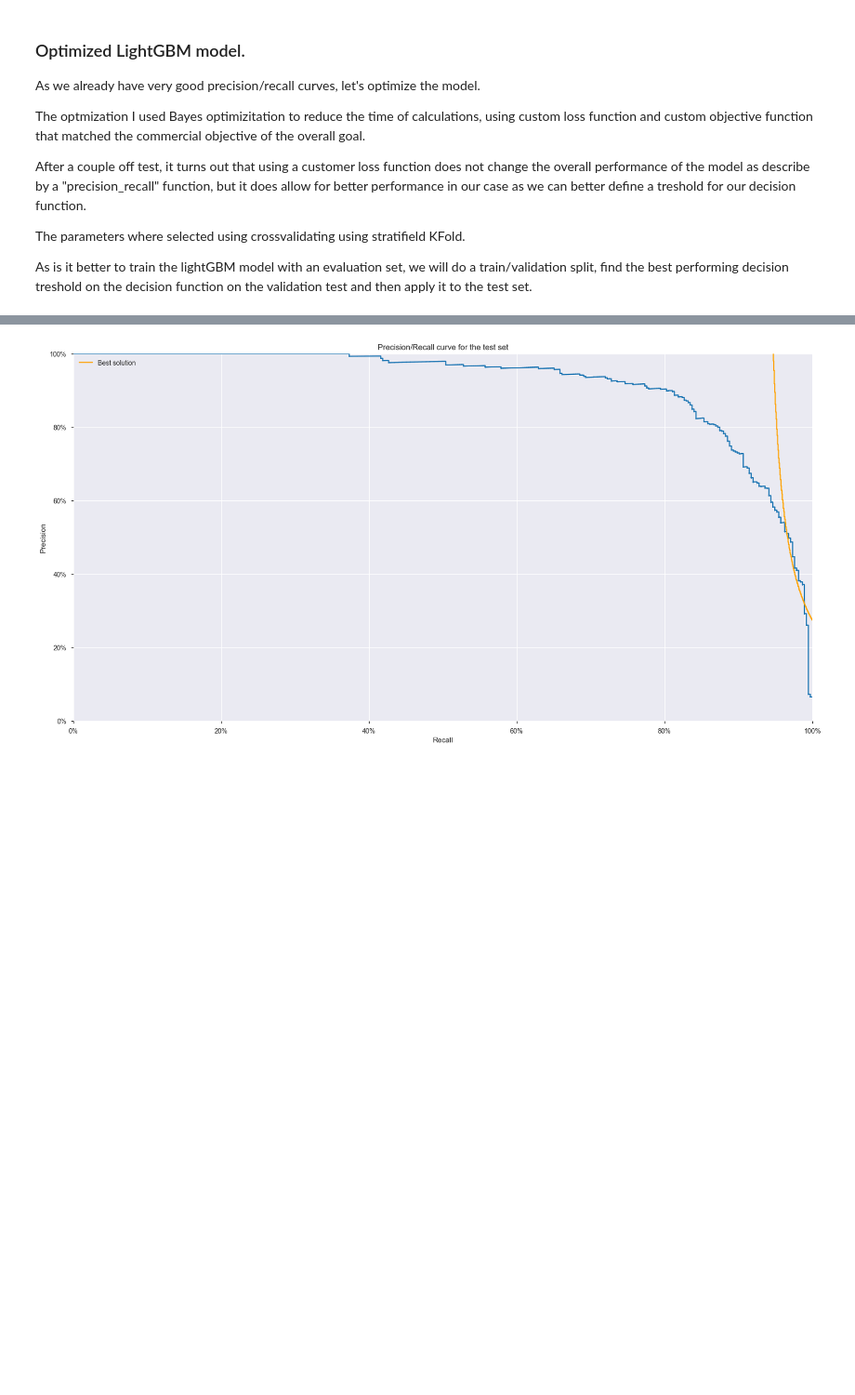
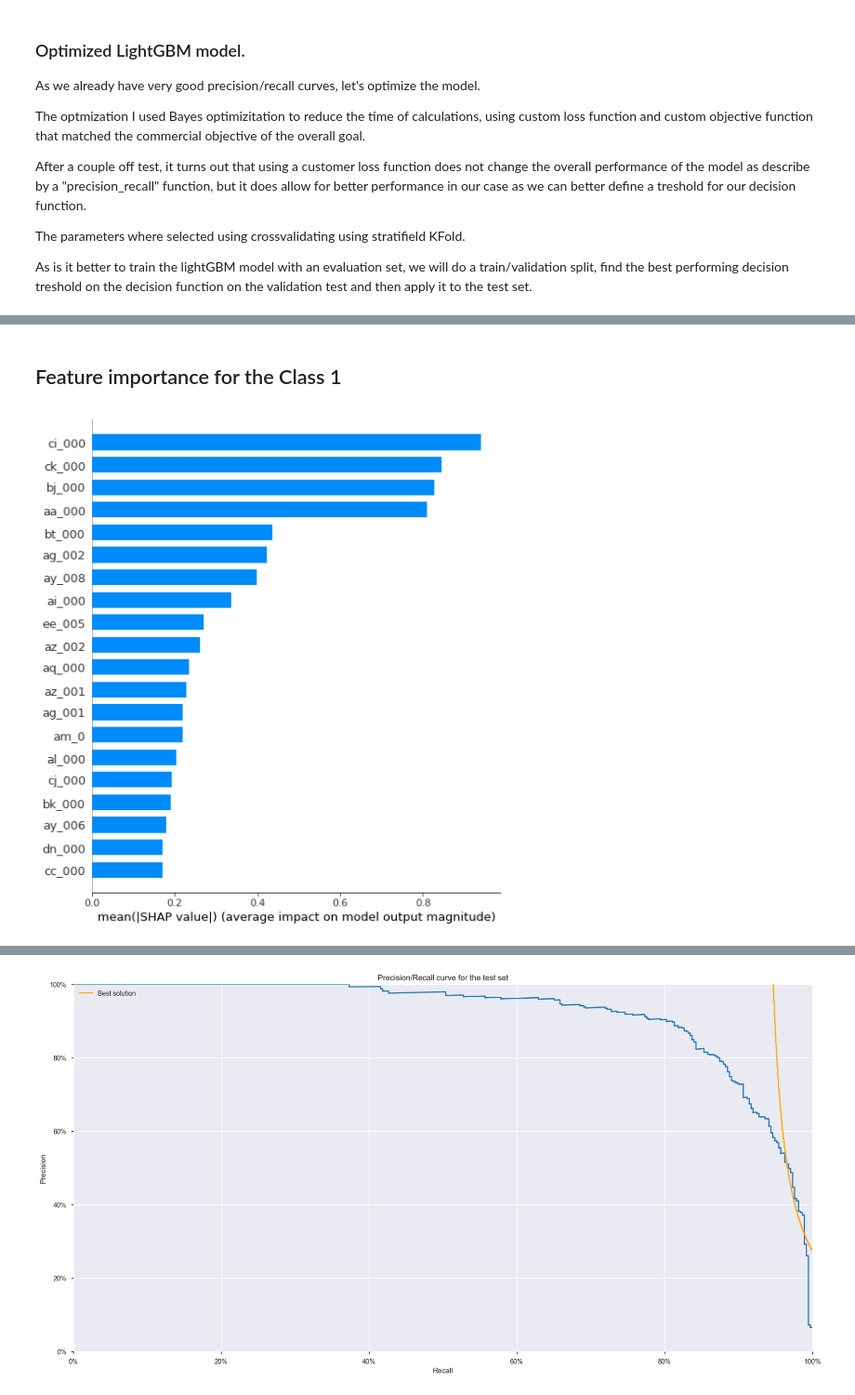
Before and after one commit to percevalve/test, a Jupyter notebook: scania/scania_first_work.ipynb, the cells around one changed output, grey strips where cells are left out. Shown at 93% size. Cells and saved outputs as stored; diff of their text form; code cells hidden in the pictures; blank space fills up the shorter version.

```diff
--- a/scania/scania_first_work.ipynb
+++ b/scania/scania_first_work.ipynb
@@ -587,0 +597,7 @@ shap.__version__
+# %% [markdown]
+## Feature importance for the Class 1
+# %%
+shap_values = explainer.shap_values(all_X_valid[all_y_valid==1])
+shap.summary_plot(shap_values,all_X_valid[all_y_valid==1], plot_type="bar")
+# %% [output]
+[figure, added]
```
Also changed, not shown: parts of 53 cells of this notebook, 1 other file.
